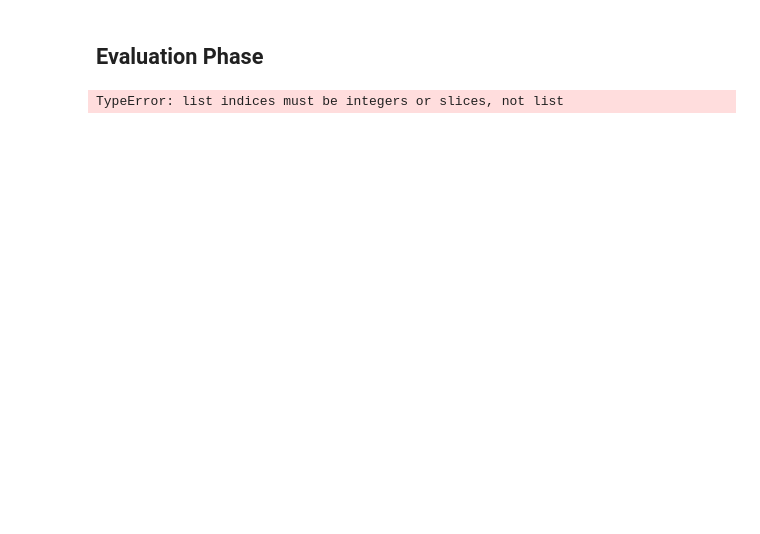
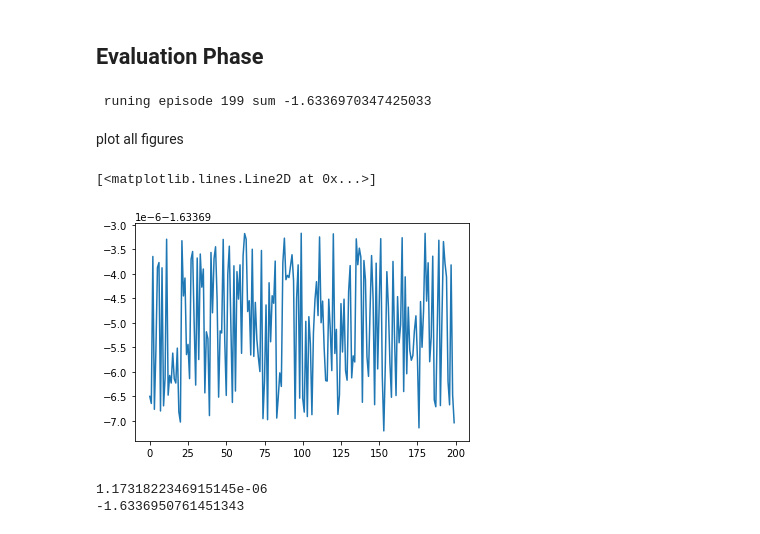
Before and after one commit to WayenVan/CovidResponesReinforcement, a Jupyter notebook: QlernNN_WangJingyan/run_eval.ipynb, the cells around one changed output. Saved outputs shown, nothing was run; the diff lists cells and outputs as text; code cells hidden in the pictures; blank space fills up the shorter version.

```diff
--- a/QlernNN_WangJingyan/run_eval.ipynb
+++ b/QlernNN_WangJingyan/run_eval.ipynb
@@ -10,13 +16,45 @@ from evaluation import *
 #import environment
 sys.path.append(r'../virl')
 import virl
-# %%
-#load test environment
-env = virl.Epidemic(problem_id=2)
-
-policy_random = policy_generator(env)
-states, rewards, actions = exec_agent(policy_random, env)
-
-plot_stats(states, property=[1, 2, 3])
-# %% [output]
-TypeError: list indices must be integers or slices, not list
+# %%
+
+#load test environment
+env = virl.Epidemic(problem_id=9, noisy=True, stochastic=True)
+
+n_episode = 200
+
+alpha = 0.001
+nn_config = [36, 36, 36]
+d_states = env.observation_space.shape[0]
+n_actions = env.action_space.n
+
+approximator = NNFunctionApproximatorJointKeras(alpha, d_states, n_actions, nn_config)
+# %%
+policy = policy_generator(env, approximator=approximator, policy_type="greedy")
+
+stats = EpisodeStats(
+    episode_rewards = np.zeros(n_episode),
+    episode_lengths = np.zeros(n_episode)
+)
+
+for i_episode in range(n_episode):
+    states, rewards, actions, steps= exec_agent(policy, env)
+    stats.episode_rewards[i_episode] = sum(rewards)
+    stats.episode_lengths[i_episode] = steps
+    print('\r runing episode {} sum {}'.format(i_episode, sum(rewards)), end='')
+    sys.stdout.flush()
+# %% [output]
+ runing episode 199 sum -1.6336970347425033
+# %% [markdown]
+plot all figures
+# %%
+plt.plot(stats.episode_rewards)
+# %% [output]
+[<matplotlib.lines.Line2D at 0x...>]
+[figure, added]
+# %%
+print(np.std(stats.episode_rewards))
+print(np.mean(stats.episode_rewards))
+# %% [output]
+1.1731822346915145e-06
+-1.6336950761451343
```
Also changed, not shown: parts of 1 cell of this notebook, 3 other files.
